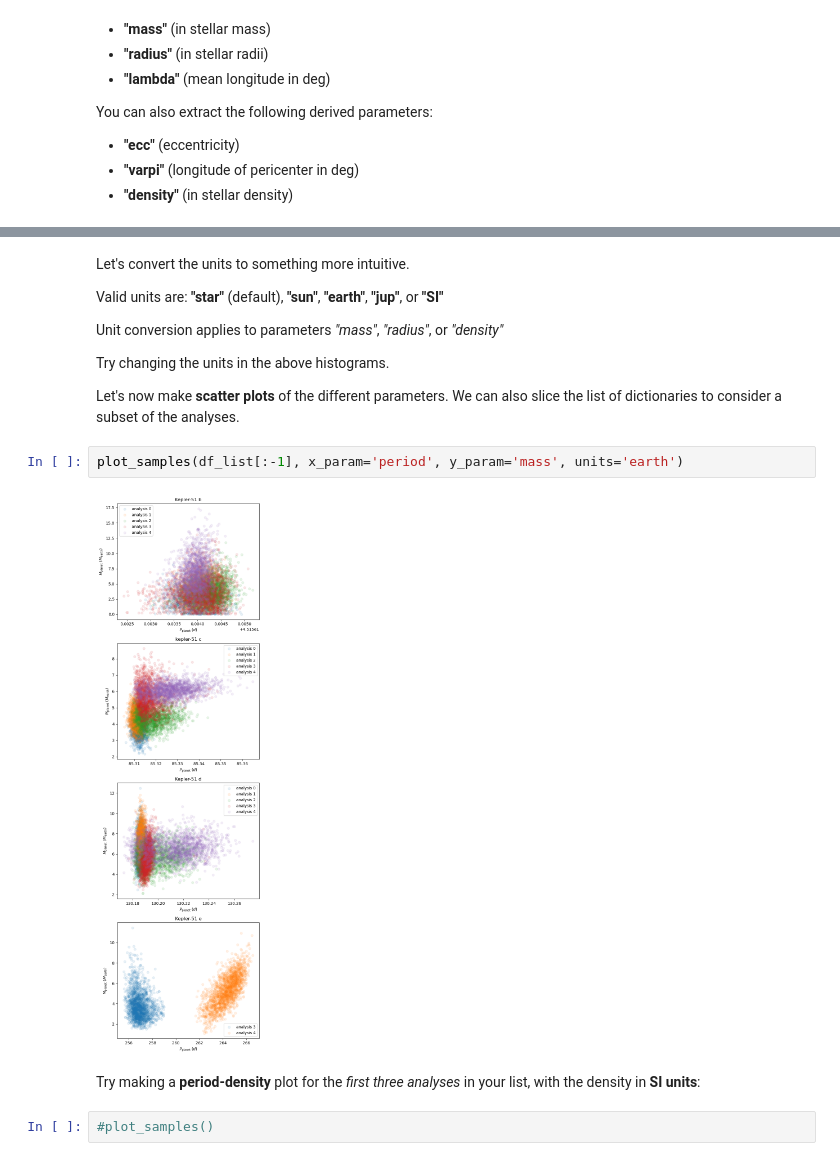
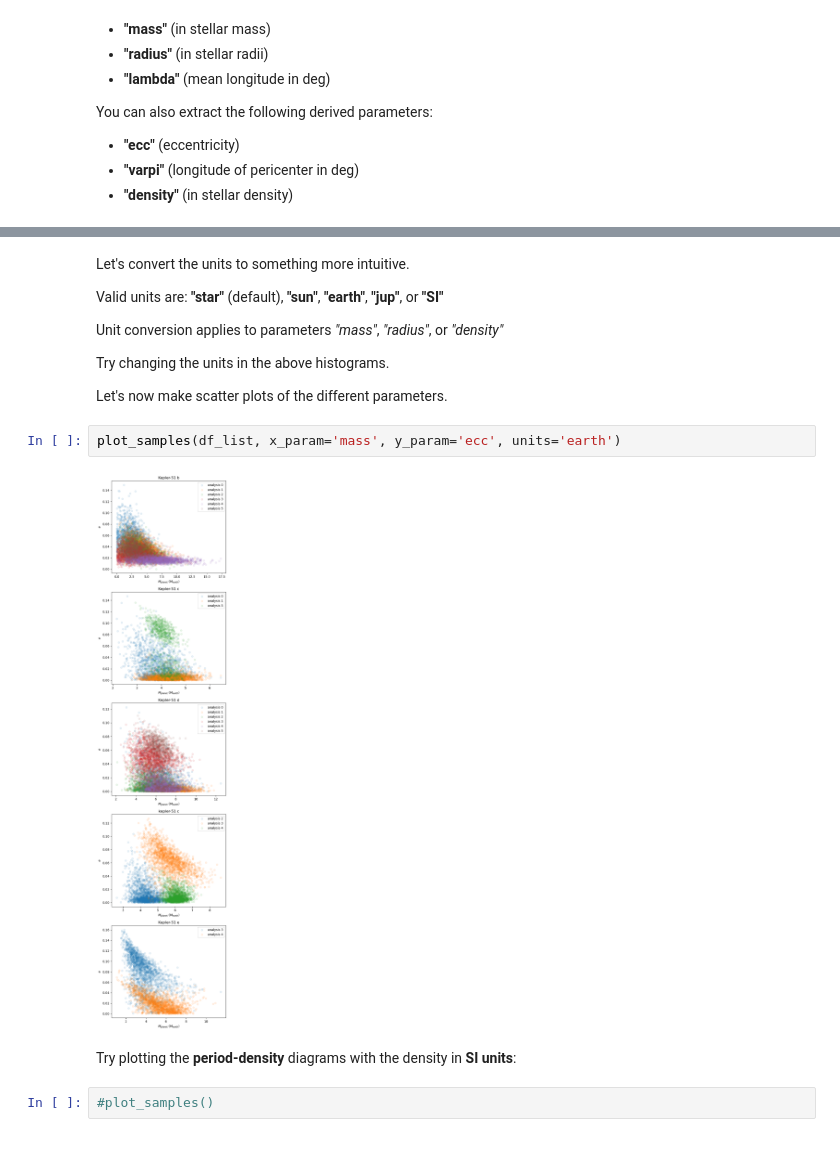
Before and after one commit to adleleu/resonantstate_nb, a Jupyter notebook: notebook_observations.ipynb, the cells around one changed output, grey strips where cells are left out. Drawn from its saved outputs; the diff is of its cells as text.

```diff
--- a/notebook_observations.ipynb
+++ b/notebook_observations.ipynb
@@ -201,13 +214,13 @@ Unit conversion applies to parameters *"mass"*, *"radius"*, or *"density"*
 
 Try changing the units in the above histograms.
 
-Let's now make **scatter plots** of the different parameters. We can also slice the list of dictionaries to consider a subset of the analyses.
+Let's now make scatter plots of the different parameters.
 # %%
-plot_samples(df_list[:-1], x_param='period', y_param='mass', units='earth')
+plot_samples(df_list, x_param='mass', y_param='ecc', units='earth')
 # %% [output]
-[figure, old version]
+[figure, new version]
 # %% [markdown]
-Try making a **period-density** plot for the *first three analyses* in your list, with the density in **SI units**:
+Try plotting the **period-density** diagrams with the density in **SI units**:
 # %%
 #plot_samples()
 # %% [markdown]
```
Also changed, not shown: parts of 17 cells of this notebook, 1 other file.
